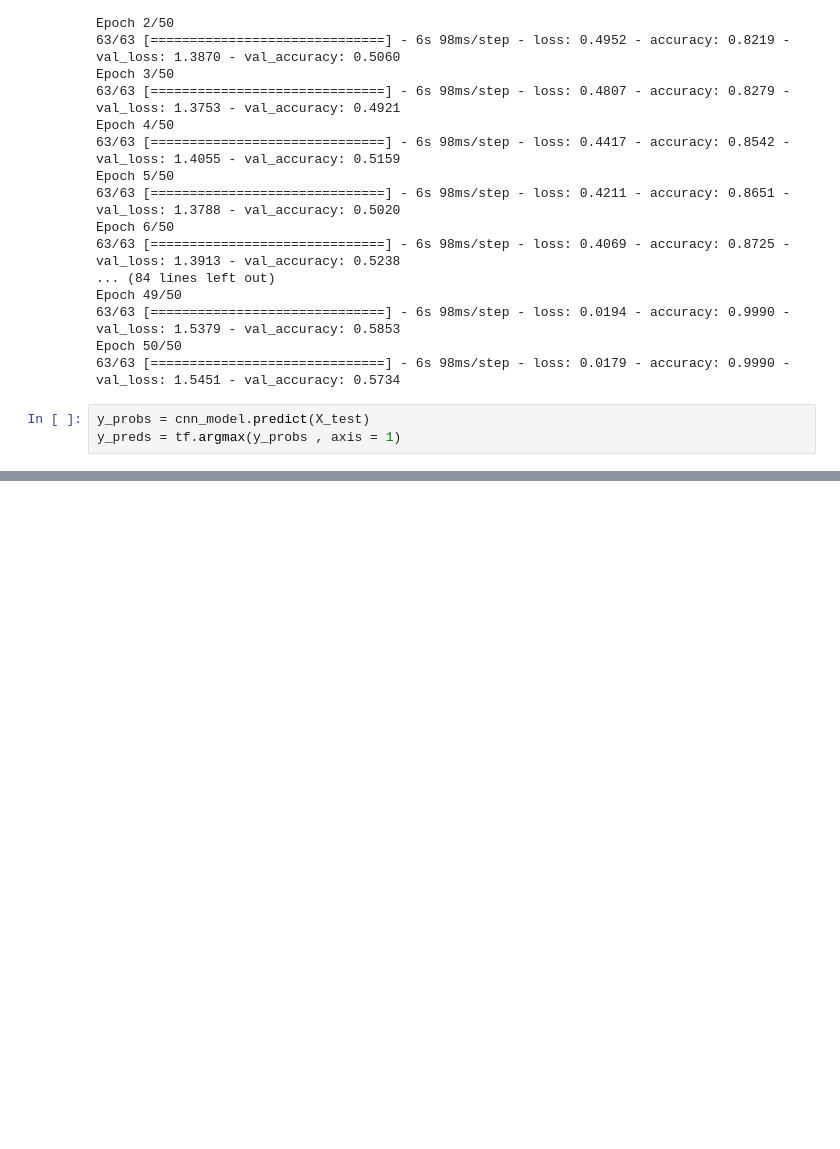
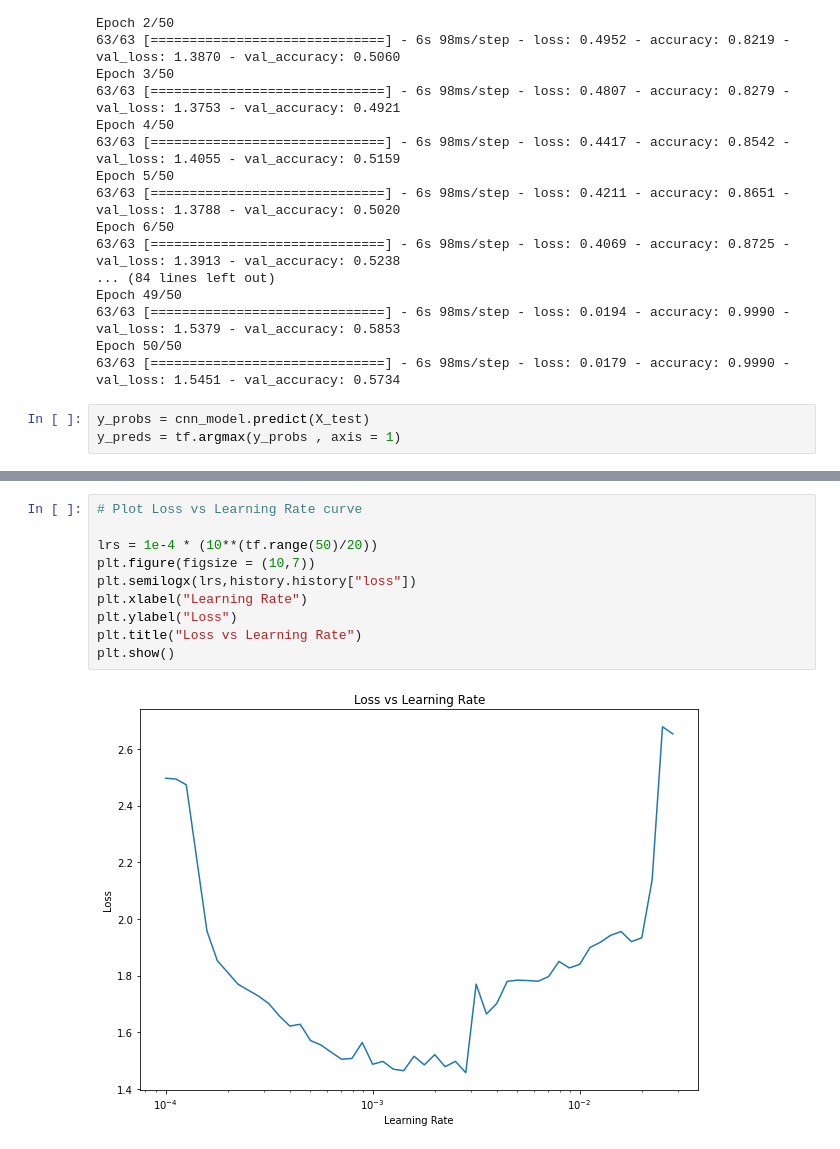
Before and after one commit to topguns837/Chess-Piece-Detection, a Jupyter notebook: CNN_pipeline.ipynb, the cells around one changed output, grey strips where cells are left out. Cells and saved outputs as stored; diff of their text form; blank space fills up the shorter version.

```diff
--- a/CNN_pipeline.ipynb
+++ b/CNN_pipeline.ipynb
@@ -575,0 +1012,12 @@ dtype: int64
+# %%
+# Plot Loss vs Learning Rate curve
+
+lrs = 1e-4 * (10**(tf.range(50)/20))
+plt.figure(figsize = (10,7))
+plt.semilogx(lrs,history.history["loss"])
+plt.xlabel("Learning Rate")
+plt.ylabel("Loss")
+plt.title("Loss vs Learning Rate")
+plt.show()
+# %% [output]
+[figure, added]
```
Also changed, not shown: parts of 31 cells of this notebook, 1 other file.
